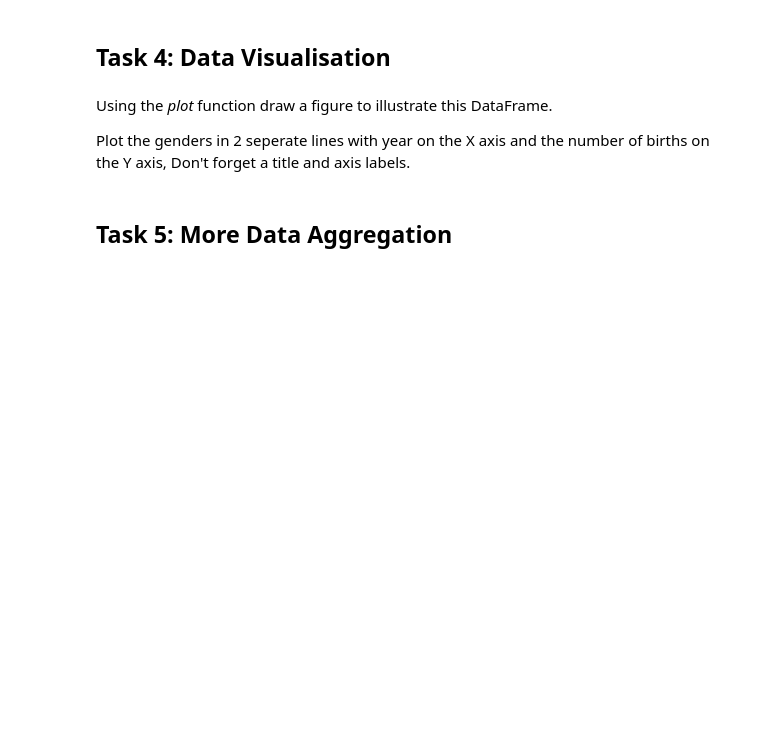
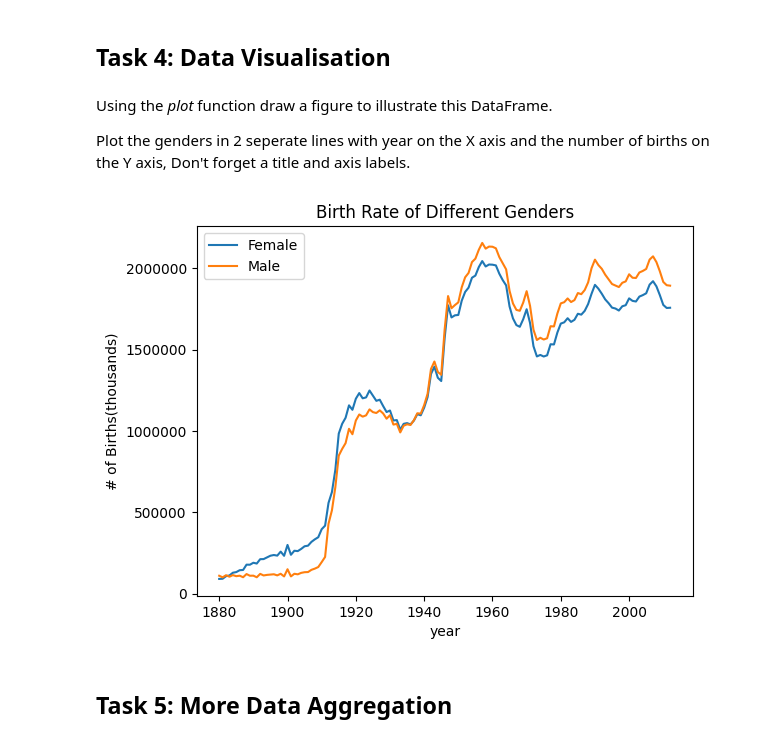
Before and after one commit to adhl-0216/MTU-Data-Analytics, a Jupyter notebook: Exercise_Baby_Names.ipynb, the cells around one changed output. Saved outputs shown, nothing was run; the diff lists cells and outputs as text; code cells hidden in the pictures; blank space fills up the shorter version.

```diff
--- a/Exercise_Baby_Names.ipynb
+++ b/Exercise_Baby_Names.ipynb
@@ -63,7 +64,7 @@ pieces = []
 columns = ['name', 'sex', 'births']
 
 for year in years:
-    path = '/yob%d.txt' % year
+    path = '/content/drive/My Drive/Colab Notebooks/names/yob%d.txt' % year
     frame = pd.read_csv(path, names=columns)
     frame['year'] = year
     pieces.append(frame)
@@ -103,5 +139,7 @@ We can now perform several types of aggregation.
 Create a new DataFrame containing the total number of births per year, split by sex.
 
 (Hint use the pivot_table method with the aggragate function sum property)
+# %%
+birthsBySex = pd.pivot_table(names, values=['births'], index=['sex'], columns=['year'], aggfunc=np.sum)
 # %% [markdown]
 Now display the first 5 records from the combined dataframe. Hint you can use the head() method.
@@ -111,6 +158,24 @@ Now display the first 5 records from the combined dataframe. Hint you can use th
 Using the *plot* function draw a figure to illustrate this DataFrame.
 
 Plot the genders in 2 seperate lines with year on the X axis and the number of births on the Y axis, Don't forget a title and axis labels.
+# %%
+
+x = birthsBySex.columns.get_level_values('year')
+fBirths = birthsBySex.loc['F']
+mBirths = birthsBySex.loc['M']
+
+plt.plot(x, fBirths, label='Female')
+plt.plot(x, mBirths, label='Male')
+plt.title('Birth Rate of Different Genders')
+plt.legend()
+plt.xlabel('year')
+plt.ylabel('# of Births(thousands)')
+plt.ticklabel_format(style='plain')
+
+# plt.yticks(np.arange(fBirths.min(), mBirths.max(),1000000))
+plt.show()
+# %% [output]
+[figure, added]
 # %% [markdown]
 ## Task 5: More Data Aggregation
 # %% [markdown]
```
Also changed, not shown: parts of 15 cells of this notebook.
